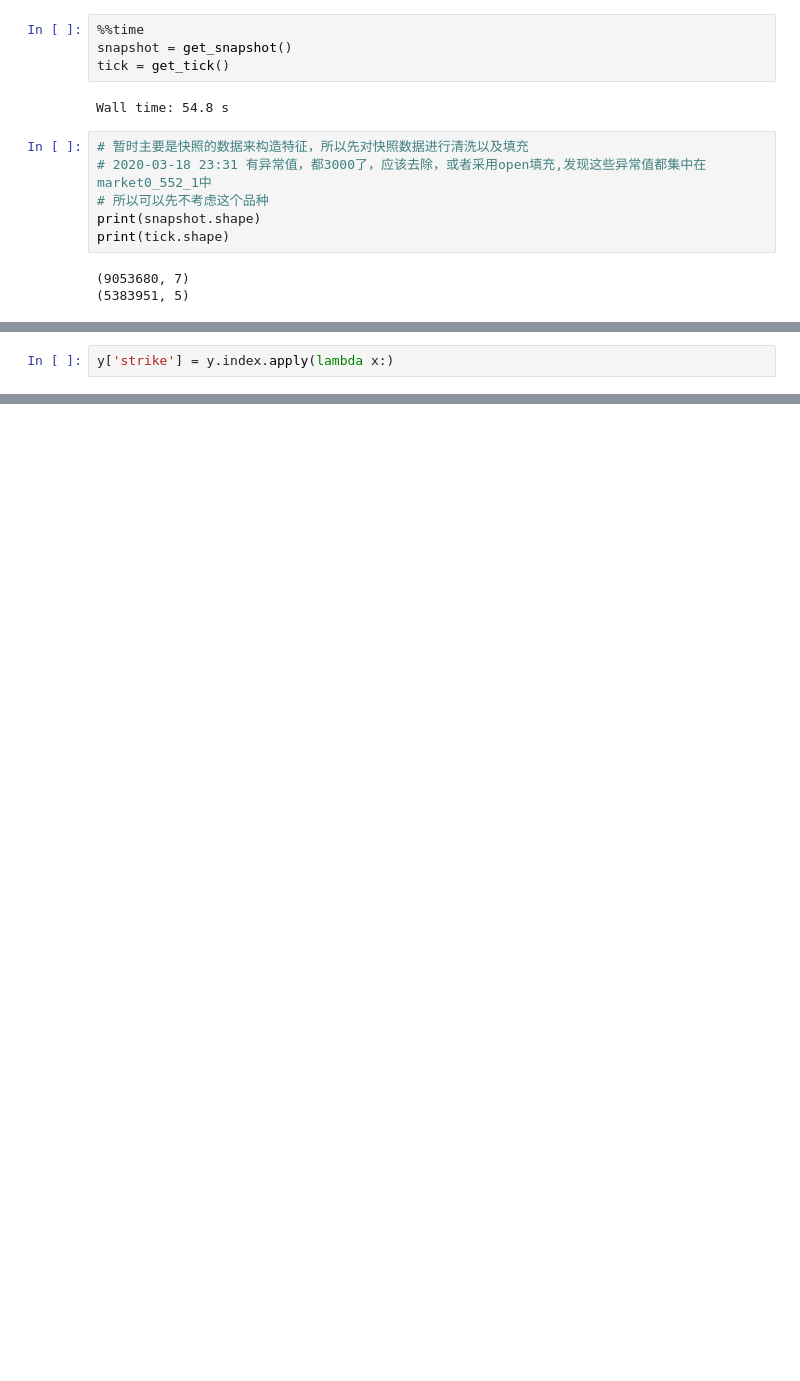
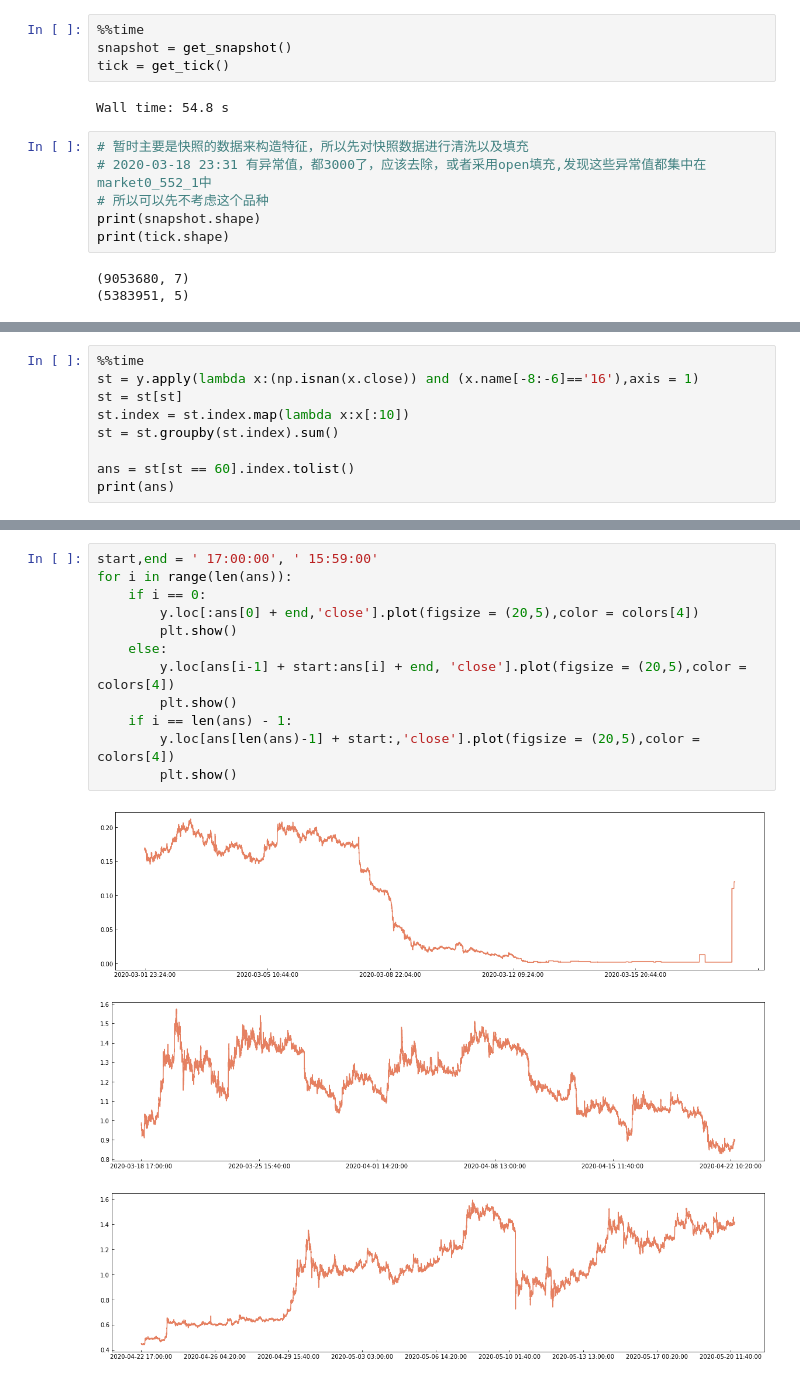
Before and after one commit to wx2480/digit, a Jupyter notebook: XGBmodel.ipynb, the cells around one changed output, grey strips where cells are left out. Saved outputs shown, nothing was run; the diff lists cells and outputs as text; blank space fills up the shorter version.

```diff
--- a/XGBmodel.ipynb
+++ b/XGBmodel.ipynb
@@ -125,2 +90,0 @@ y.close.plot(figsize = (20,5))
-# %%
-y['strike'] = y.index.apply(lambda x:)
@@ -144,0 +91,9 @@ y.index[0][-8:-6]
+# %%
+%%time
+st = y.apply(lambda x:(np.isnan(x.close)) and (x.name[-8:-6]=='16'),axis = 1)
+st = st[st]
+st.index = st.index.map(lambda x:x[:10])
+st = st.groupby(st.index).sum()
+
+ans = st[st == 60].index.tolist()
+print(ans)
@@ -144,0 +103,16 @@ y.index[0][-8:-6]
+# %%
+start,end = ' 17:00:00', ' 15:59:00'
+for i in range(len(ans)):
+    if i == 0:
+        y.loc[:ans[0] + end,'close'].plot(figsize = (20,5),color = colors[4])
+        plt.show()
+    else:
+        y.loc[ans[i-1] + start:ans[i] + end, 'close'].plot(figsize = (20,5),color = colors[4])
+        plt.show()
+    if i == len(ans) - 1:
+        y.loc[ans[len(ans)-1] + start:,'close'].plot(figsize = (20,5),color = colors[4])
+        plt.show()
+# %% [output]
+[figure, added]
+[figure, added]
+[figure, added]
```
Also changed, not shown: parts of 9 cells of this notebook.
